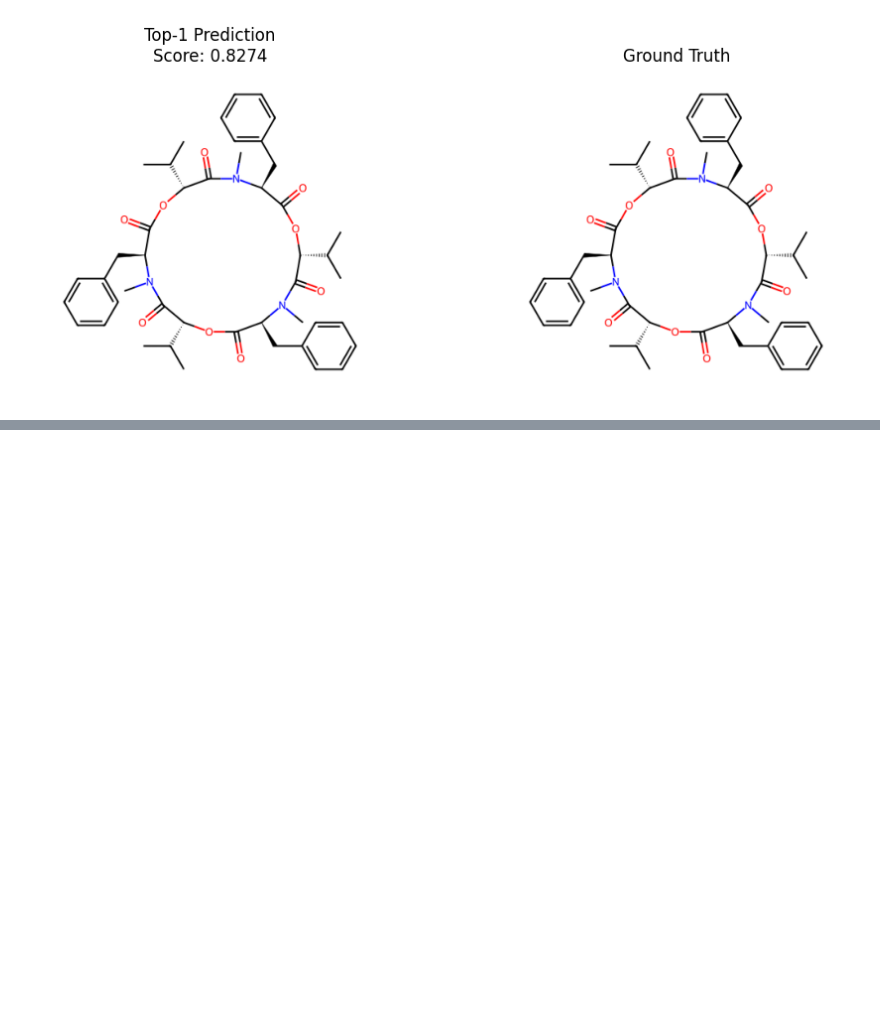
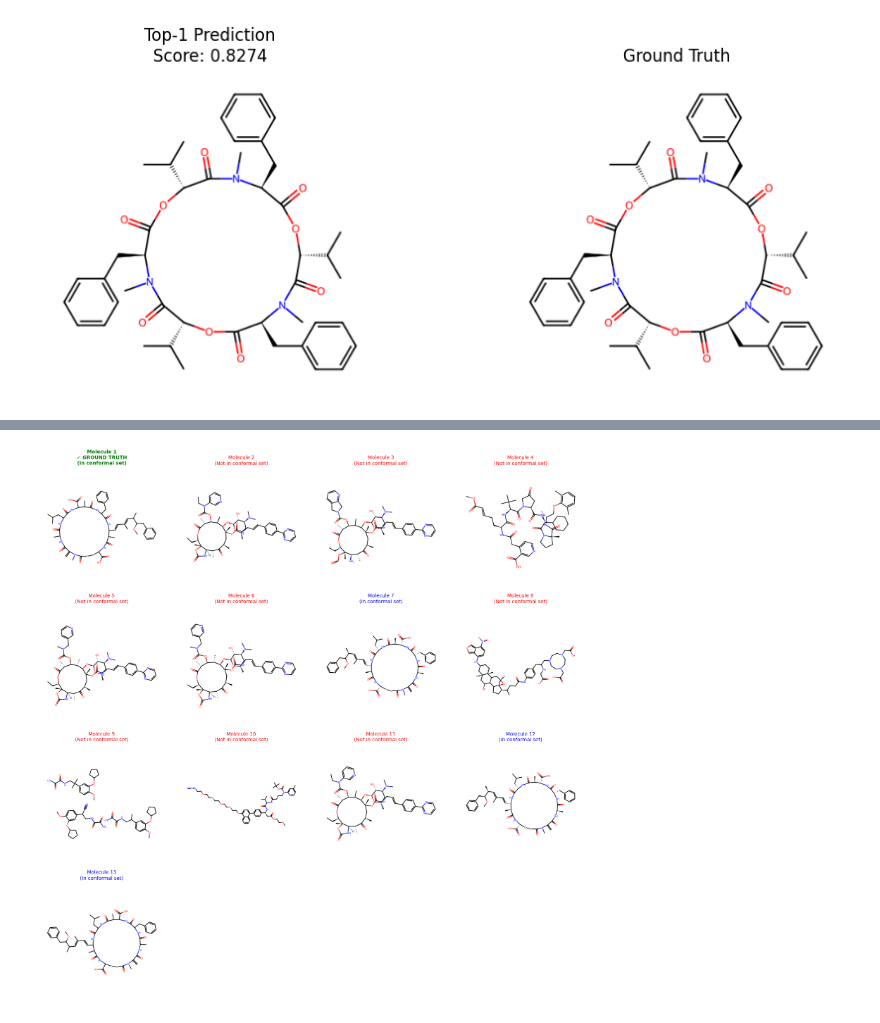
Before and after one commit to gabrielmelo00/GraphConf, a Jupyter notebook: test_specbridge_model.ipynb, the cells around one changed output, grey strips where cells are left out. Cells and saved outputs as stored; diff of their text form; code cells hidden in the pictures; blank space fills up the shorter version.

```diff
--- a/test_specbridge_model.ipynb
+++ b/test_specbridge_model.ipynb
@@ -183,0 +1038,83 @@ plt.show()
+# %%
+# Visualize the complete candidate set for a specific example
+target_sample_id = 'idx_58889'
+
+# Find the example
+target_example = None
+for r in test_results:
+    if r['sample_id'] == target_sample_id:
+        target_example = r
+        break
+
+if target_example:
+    print("="*80)
+    print(f"COMPLETE CANDIDATE SET VISUALIZATION")
+    print("="*80)
+    print(f"\nSample ID: {target_example['sample_id']}")
+    print(f"Original Candidate Set Size: {target_example['candidate_set_size']}")
+    print(f"Conformal Set Size: {target_example['conformal_set_size']}")
+    print(f"Size Reduction: {100*(1 - target_example['conformal_set_size']/target_example['candidate_set_size']):.1f}%")
+
+    # Get all candidates from the original candidate set
+    true_smiles = target_example['true_smiles']
+    all_candidates = candidates_dict[true_smiles]
+    conformal_set = target_example['conformal_set']
+
+    print(f"\nTotal candidates to display: {len(all_candidates)}")
+
+    # Create grid layout (4 columns)
+    n_candidates = len(all_candidates)
+    n_cols = 4
+    n_rows = (n_candidates + n_cols - 1) // n_cols  # Ceiling division
+
+    fig = plt.figure(figsize=(16, 4 * n_rows))
+
+    from rdkit import Chem
+    from rdkit.Chem import Draw
+
+    for i, smiles in enumerate(all_candidates):
+        ax = fig.add_subplot(n_rows, n_cols, i + 1)
+        mol = Chem.MolFromSmiles(smiles)
+        if mol:
+            img = Draw.MolToImage(mol, size=(400, 400))
+            ax.imshow(img)
+            ax.axis('off')
+
+            # Determine status
+            is_gt = smiles == true_smiles
+            in_conformal = smiles in conformal_set
+
+            if is_gt:
+                title = f"Molecule {i+1}\n✓ GROUND TRUTH\n(In conformal set)"
+                color = 'green'
+                weight = 'bold'
+            elif in_conformal:
+                title = f"Molecule {i+1}\n(In conformal set)"
+                color = 'blue'
+                weight = 'normal'
+            else:
+                title = f"Molecule {i+1}\n(Not in conformal set)"
+                color = 'red'
+                weight = 'normal'
+
+            ax.set_title(title, fontsize=10, fontweight=weight, color=color)
+
+    plt.tight_layout()
+
+    # Save as PDF
+    pdf_filename = f"complete_candidate_set_{target_sample_id}.pdf"
+    plt.savefig(pdf_filename, format='pdf', bbox_inches='tight', dpi=300)
+    print(f"\n✓ Saved complete candidate set visualization to: {pdf_filename}")
+
+    plt.show()
+
+    # Print summary
+    print(f"\nSummary:")
+    print(f"  Green: Ground truth (in conformal set)")
+    print(f"  Blue: In conformal set (but not ground truth)")
+    print(f"  Red: Not in conformal set")
+    print(f"  Total in conformal set: {len(conformal_set)}/{len(all_candidates)}")
+
+else:
+    print(f"Example with sample_id '{target_sample_id}' not found in test results")
+# %% [output]
@@ -183,0 +1133 @@ plt.show()
+[figure, added]
```
Also changed, not shown: parts of 28 cells of this notebook, 2 other files.
